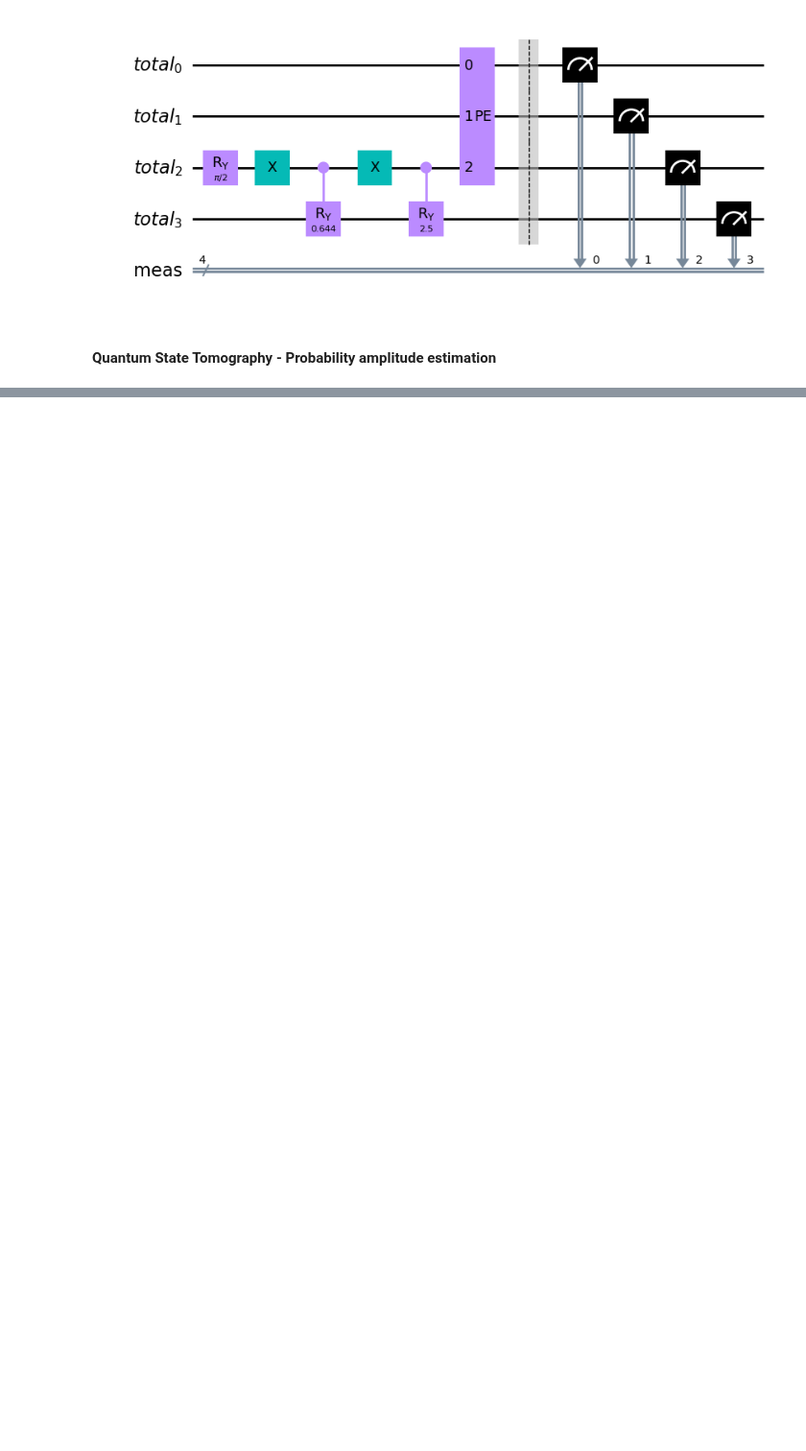
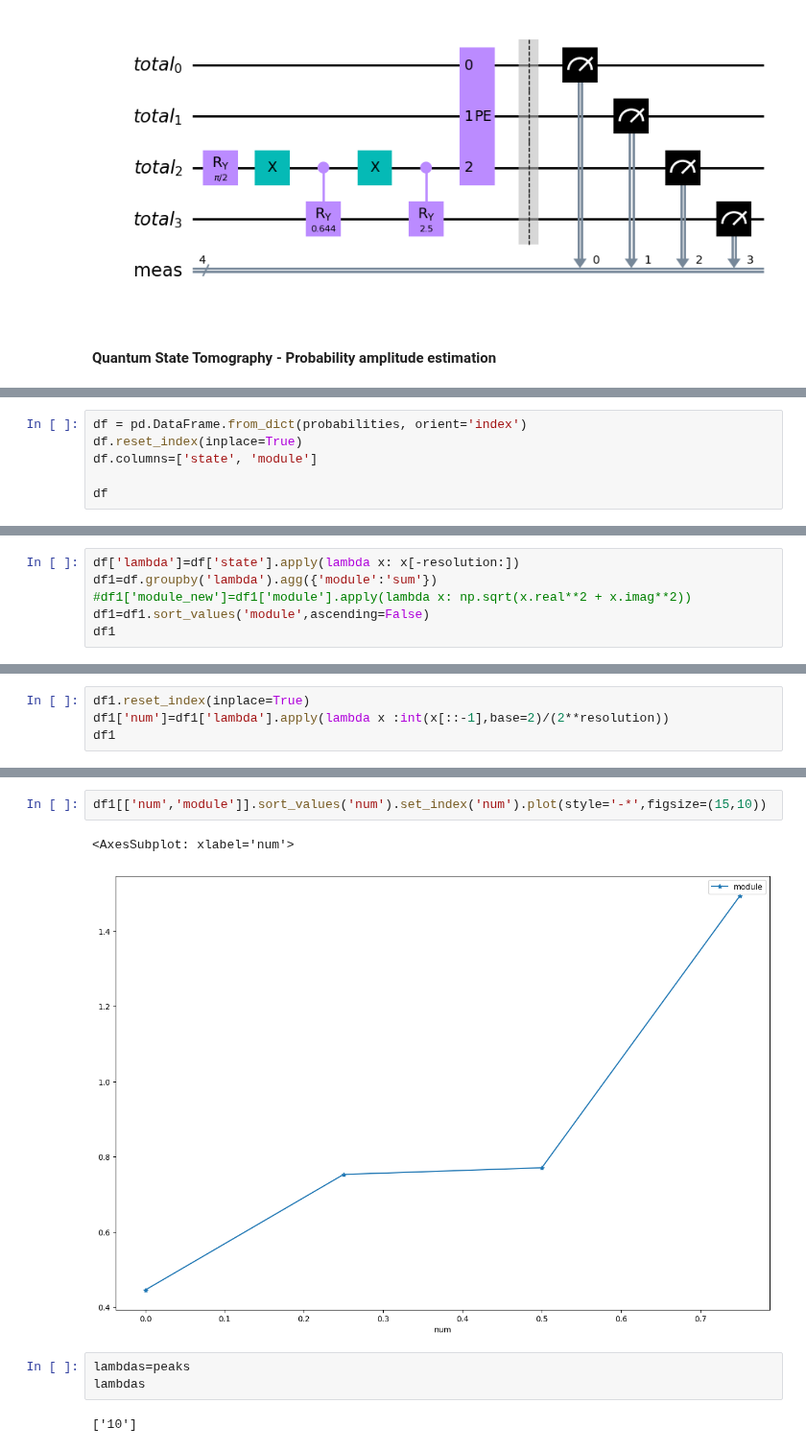
Before and after one commit to PolnareffPark/QuPCA, a Jupyter notebook: preprocessing_pe_tomography_reconstruction.ipynb, the cells around one changed output, grey strips where cells are left out. Shown at 96% size. Cells and saved outputs as stored; diff of their text form; blank space fills up the shorter version.

```diff
--- a/preprocessing_pe_tomography_reconstruction.ipynb
+++ b/preprocessing_pe_tomography_reconstruction.ipynb
@@ -354,0 +401,6 @@ eigenvalue: 2 - eigenvector: [0.709 0.707]
+# %%
+df = pd.DataFrame.from_dict(probabilities, orient='index')
+df.reset_index(inplace=True)
+df.columns=['state', 'module']
+
+df
@@ -354,0 +425,6 @@ eigenvalue: 2 - eigenvector: [0.709 0.707]
+# %%
+df['lambda']=df['state'].apply(lambda x: x[-resolution:])
+df1=df.groupby('lambda').agg({'module':'sum'})
+#df1['module_new']=df1['module'].apply(lambda x: np.sqrt(x.real**2 + x.imag**2))
+df1=df1.sort_values('module',ascending=False)
+df1
@@ -354,0 +438,4 @@ eigenvalue: 2 - eigenvector: [0.709 0.707]
+# %%
+df1.reset_index(inplace=True)
+df1['num']=df1['lambda'].apply(lambda x :int(x[::-1],base=2)/(2**resolution))
+df1
@@ -354,0 +468,10 @@ eigenvalue: 2 - eigenvector: [0.709 0.707]
+# %%
+df1[['num','module']].sort_values('num').set_index('num').plot(style='-*',figsize=(15,10))
+# %% [output]
+<AxesSubplot: xlabel='num'>
+[figure, added]
+# %%
+lambdas=peaks
+lambdas
+# %% [output]
+['10']
```
Also changed, not shown: parts of 21 cells of this notebook.
